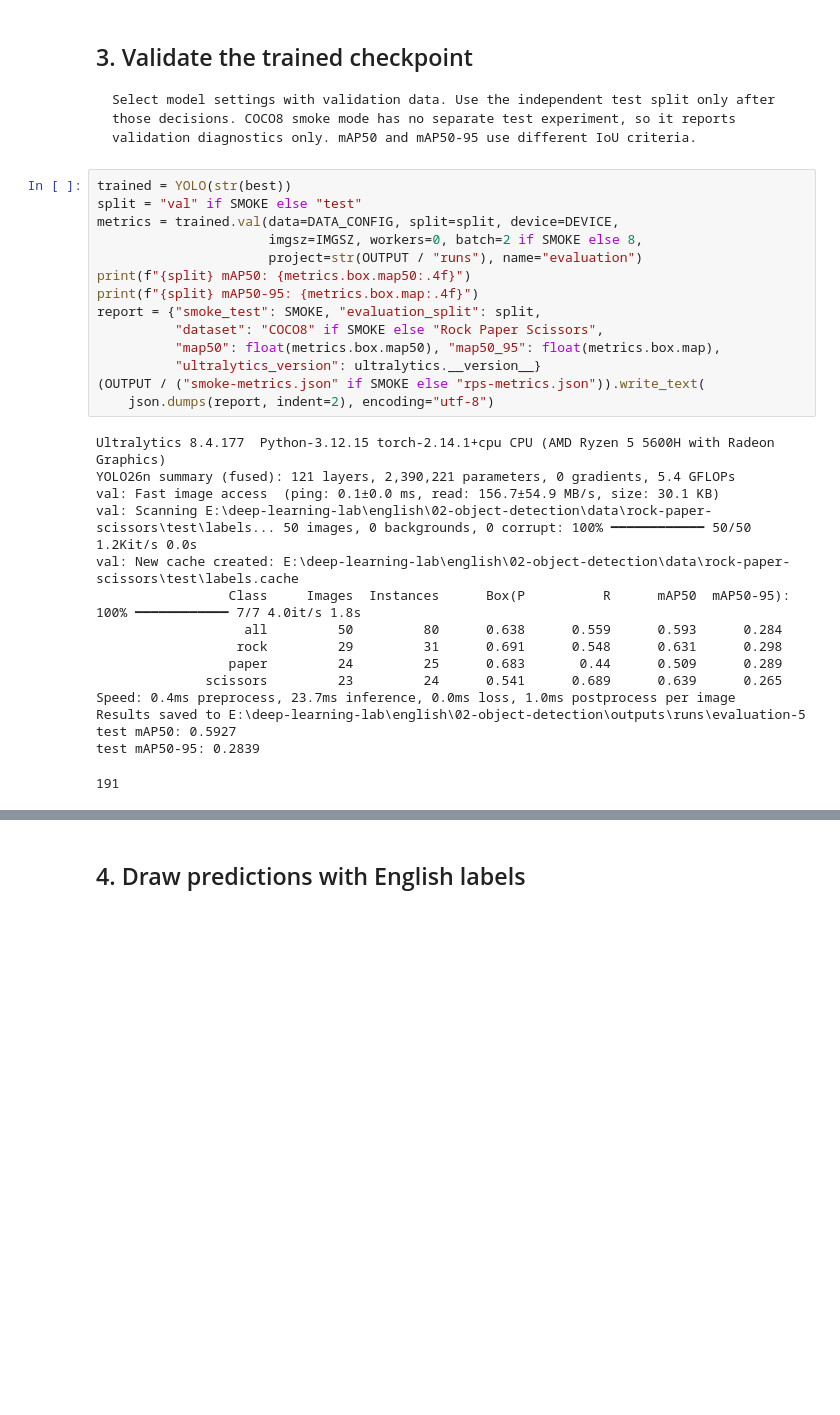
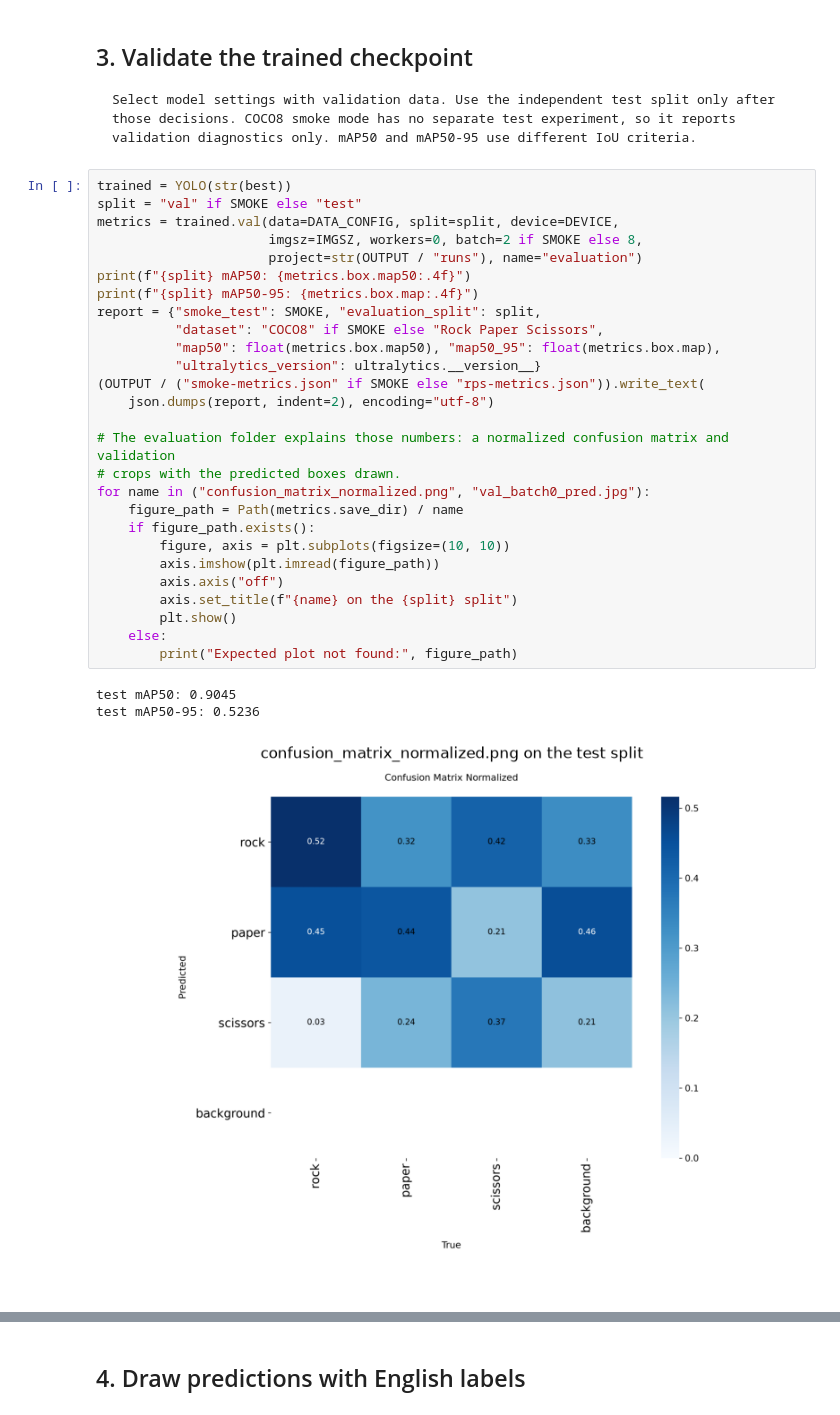
Before and after one commit to AIHelper01/deep-learning-lab, a Jupyter notebook: english/02-object-detection/notebooks/01-yolo26-rock-paper-scissors.ipynb, the cells around one changed output, grey strips where cells are left out. Saved outputs shown, nothing was run; the diff lists cells and outputs as text; blank space fills up the shorter version.

```diff
--- a/english/02-object-detection/notebooks/01-yolo26-rock-paper-scissors.ipynb
+++ b/english/02-object-detection/notebooks/01-yolo26-rock-paper-scissors.ipynb
@@ -152,30 +156,31 @@ Closing dataloader mosaic
 # %%
 trained = YOLO(str(best))
 split = "val" if SMOKE else "test"
 metrics = trained.val(data=DATA_CONFIG, split=split, device=DEVICE,
                       imgsz=IMGSZ, workers=0, batch=2 if SMOKE else 8,
                       project=str(OUTPUT / "runs"), name="evaluation")
 print(f"{split} mAP50: {metrics.box.map50:.4f}")
 print(f"{split} mAP50-95: {metrics.box.map:.4f}")
 report = {"smoke_test": SMOKE, "evaluation_split": split,
           "dataset": "COCO8" if SMOKE else "Rock Paper Scissors",
           "map50": float(metrics.box.map50), "map50_95": float(metrics.box.map),
           "ultralytics_version": ultralytics.__version__}
 (OUTPUT / ("smoke-metrics.json" if SMOKE else "rps-metrics.json")).write_text(
     json.dumps(report, indent=2), encoding="utf-8")
+
+# The evaluation folder explains those numbers: a normalized confusion matrix and validation
+# crops with the predicted boxes drawn.
+for name in ("confusion_matrix_normalized.png", "val_batch0_pred.jpg"):
+    figure_path = Path(metrics.save_dir) / name
+    if figure_path.exists():
+        figure, axis = plt.subplots(figsize=(10, 10))
+        axis.imshow(plt.imread(figure_path))
+        axis.axis("off")
+        axis.set_title(f"{name} on the {split} split")
+        plt.show()
+    else:
+        print("Expected plot not found:", figure_path)
 # %% [output]
-Ultralytics 8.4.177  Python-3.12.15 torch-2.14.1+cpu CPU (AMD Ryzen 5 5600H with Radeon Graphics)
-YOLO26n summary (fused): 121 layers, 2,390,221 parameters, 0 gradients, 5.4 GFLOPs
-val: Fast image access  (ping: 0.1±0.0 ms, read: 156.7±54.9 MB/s, size: 30.1 KB)
-val: Scanning E:\deep-learning-lab\english\02-object-detection\data\rock-paper-scissors\test\labels... 50 images, 0 backgrounds, 0 corrupt: 100% ━━━━━━━━━━━━ 50/50 1.2Kit/s 0.0s
-val: New cache created: E:\deep-learning-lab\english\02-object-detection\data\rock-paper-scissors\test\labels.cache
-                 Class     Images  Instances      Box(P          R      mAP50  mAP50-95): 100% ━━━━━━━━━━━━ 7/7 4.0it/s 1.8s
-                   all         50         80      0.638      0.559      0.593      0.284
-                  rock         29         31      0.691      0.548      0.631      0.298
-                 paper         24         25      0.683       0.44      0.509      0.289
-              scissors         23         24      0.541      0.689      0.639      0.265
-Speed: 0.4ms preprocess, 23.7ms inference, 0.0ms loss, 1.0ms postprocess per image
-Results saved to E:\deep-learning-lab\english\02-object-detection\outputs\runs\evaluation-5
-test mAP50: 0.5927
-test mAP50-95: 0.2839
+test mAP50: 0.9045
+test mAP50-95: 0.5236
-191
+[figure, added]
```
Also changed, not shown: parts of 7 cells of this notebook, 8 other files.
